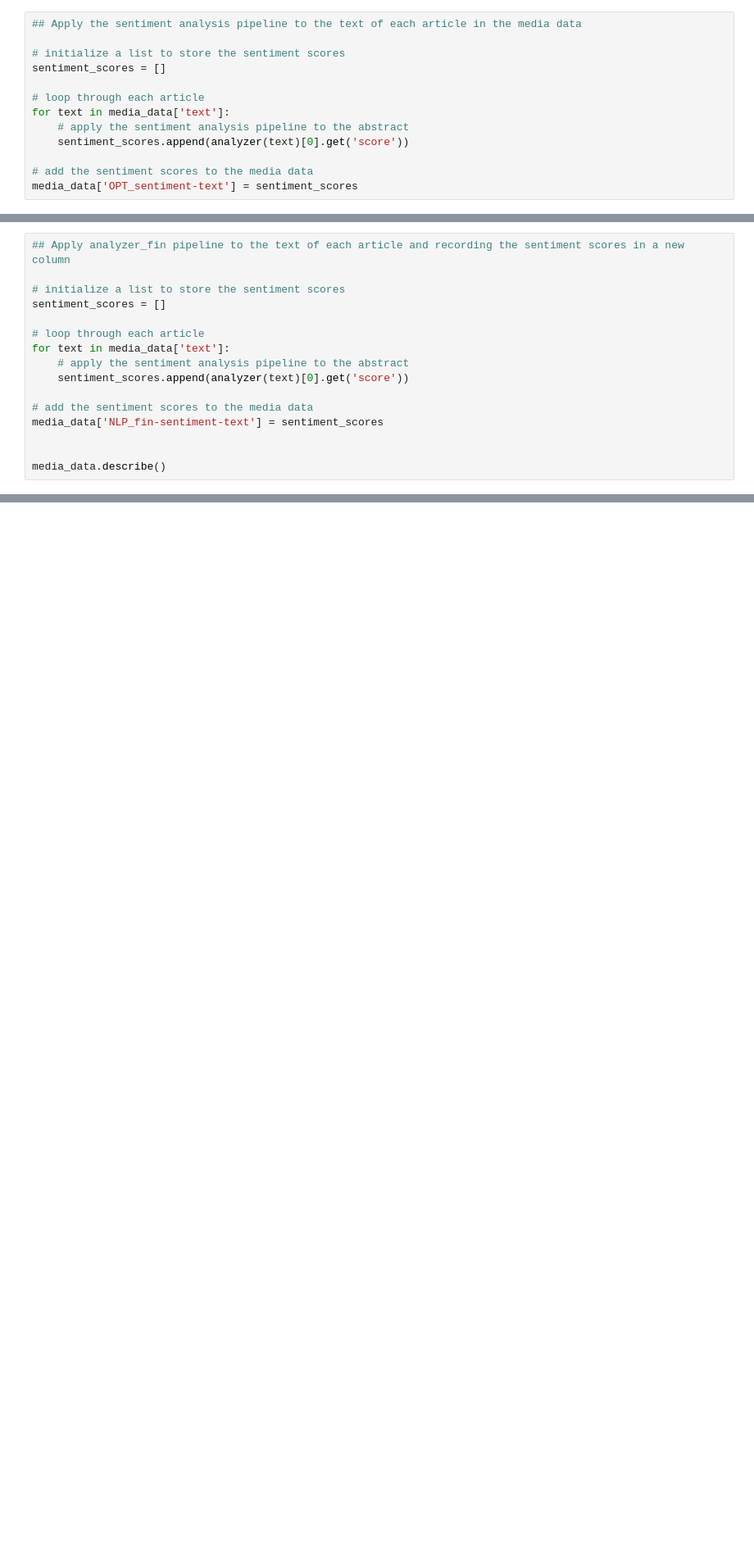
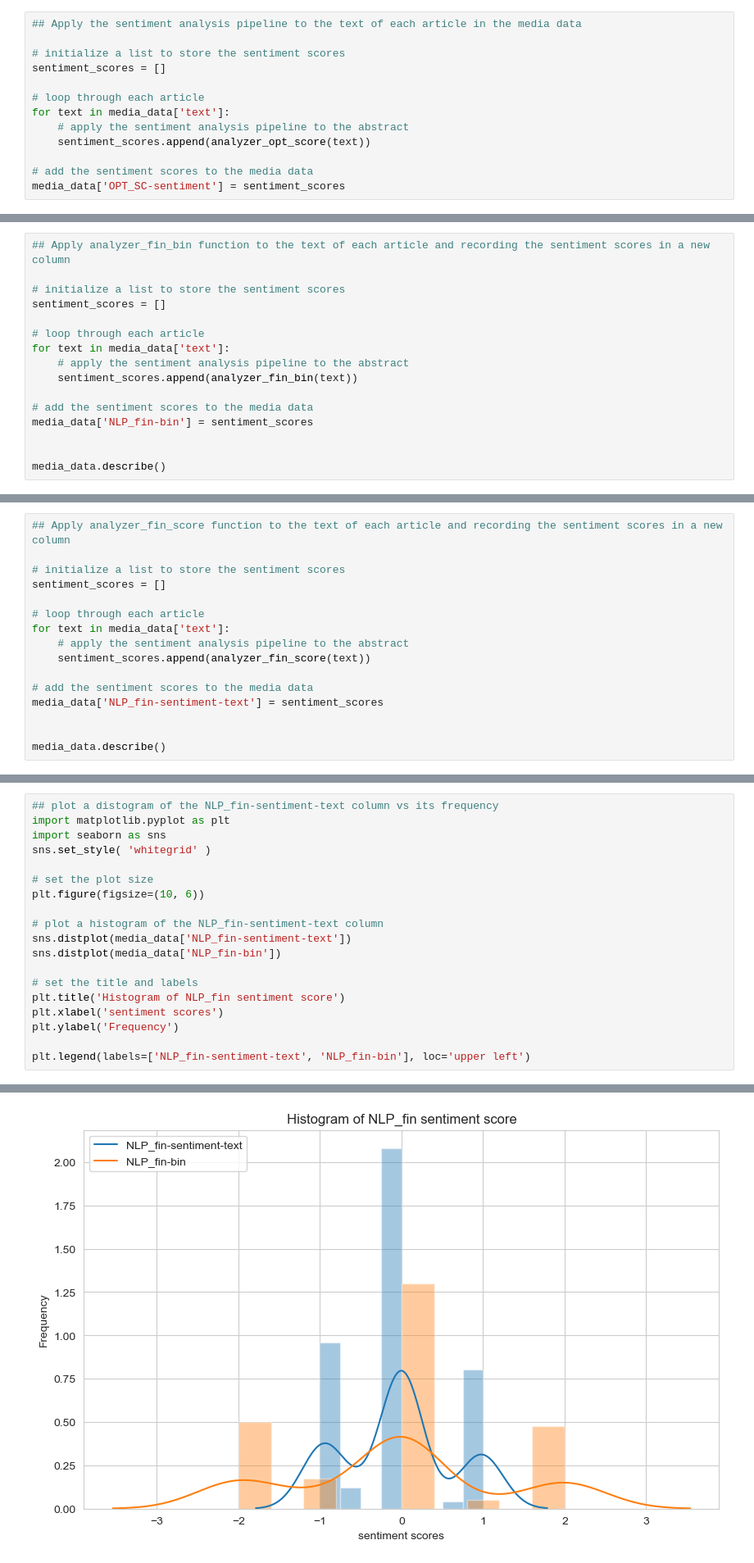
Before and after one commit to zhafen/markets-and-the-media, a Jupyter notebook: exploratory_data_analysis/SA(NLP).ipynb, the cells around one changed output, grey strips where cells are left out. Shown at 82% size. Saved outputs shown, nothing was run; the diff lists cells and outputs as text; blank space fills up the shorter version.

Commit message:
Adding finbert SA to media.csv
- Using SA(NLP).ipynb compared different NLP models and chose finbert.
- In SA(Finbert).ipynb used finbert NLP model to add SA and SA-bins to media.csv

```diff
--- a/exploratory_data_analysis/SA(NLP).ipynb
+++ b/exploratory_data_analysis/SA(NLP).ipynb
@@ -84,9 +94,9 @@ sentiment_scores = []
 # loop through each article
 for text in media_data['text']:
     # apply the sentiment analysis pipeline to the abstract
-    sentiment_scores.append(analyzer(text)[0].get('score'))
+    sentiment_scores.append(analyzer_opt_score(text))
 
 # add the sentiment scores to the media data
-media_data['OPT_sentiment-text'] = sentiment_scores
+media_data['OPT_SC-sentiment'] = sentiment_scores
 # %%
 ## looking at the articles with the highest and lowest OPT_sentiment_scores
@@ -150,0 +178,16 @@ analyzer_fin = pipeline("sentiment-analysis", model= model_fin , tokenizer = tok
+# %%
+## Apply analyzer_fin_bin function to the text of each article and recording the sentiment scores in a new column
+
+# initialize a list to store the sentiment scores
+sentiment_scores = []
+
+# loop through each article
+for text in media_data['text']:
+    # apply the sentiment analysis pipeline to the abstract
+    sentiment_scores.append(analyzer_fin_bin(text))
+
+# add the sentiment scores to the media data
+media_data['NLP_fin-bin'] = sentiment_scores
+
+
+media_data.describe()
@@ -151,5 +204,5 @@ analyzer_fin = pipeline("sentiment-analysis", model= model_fin , tokenizer = tok
 # %%
-## Apply analyzer_fin pipeline to the text of each article and recording the sentiment scores in a new column
+## Apply analyzer_fin_score function to the text of each article and recording the sentiment scores in a new column
 
 # initialize a list to store the sentiment scores
 sentiment_scores = []
@@ -157,7 +210,7 @@ sentiment_scores = []
 # loop through each article
 for text in media_data['text']:
     # apply the sentiment analysis pipeline to the abstract
-    sentiment_scores.append(analyzer(text)[0].get('score'))
+    sentiment_scores.append(analyzer_fin_score(text))
 
 # add the sentiment scores to the media data
 media_data['NLP_fin-sentiment-text'] = sentiment_scores
@@ -181,0 +245,20 @@ Article with the highest sentiment score was:
+# %%
+## plot a distogram of the NLP_fin-sentiment-text column vs its frequency
+import matplotlib.pyplot as plt
+import seaborn as sns
+sns.set_style( 'whitegrid' )
+
+# set the plot size
+plt.figure(figsize=(10, 6))
+
+# plot a histogram of the NLP_fin-sentiment-text column
+sns.distplot(media_data['NLP_fin-sentiment-text'])
+sns.distplot(media_data['NLP_fin-bin'])
+
+# set the title and labels
+plt.title('Histogram of NLP_fin sentiment score')
+plt.xlabel('sentiment scores')
+plt.ylabel('Frequency')
+
+plt.legend(labels=['NLP_fin-sentiment-text', 'NLP_fin-bin'], loc='upper left')
+# %% [output]
@@ -181,0 +285 @@ Article with the highest sentiment score was:
+[figure, added]
```
Also changed, not shown: parts of 48 cells of this notebook, 5 other files.
